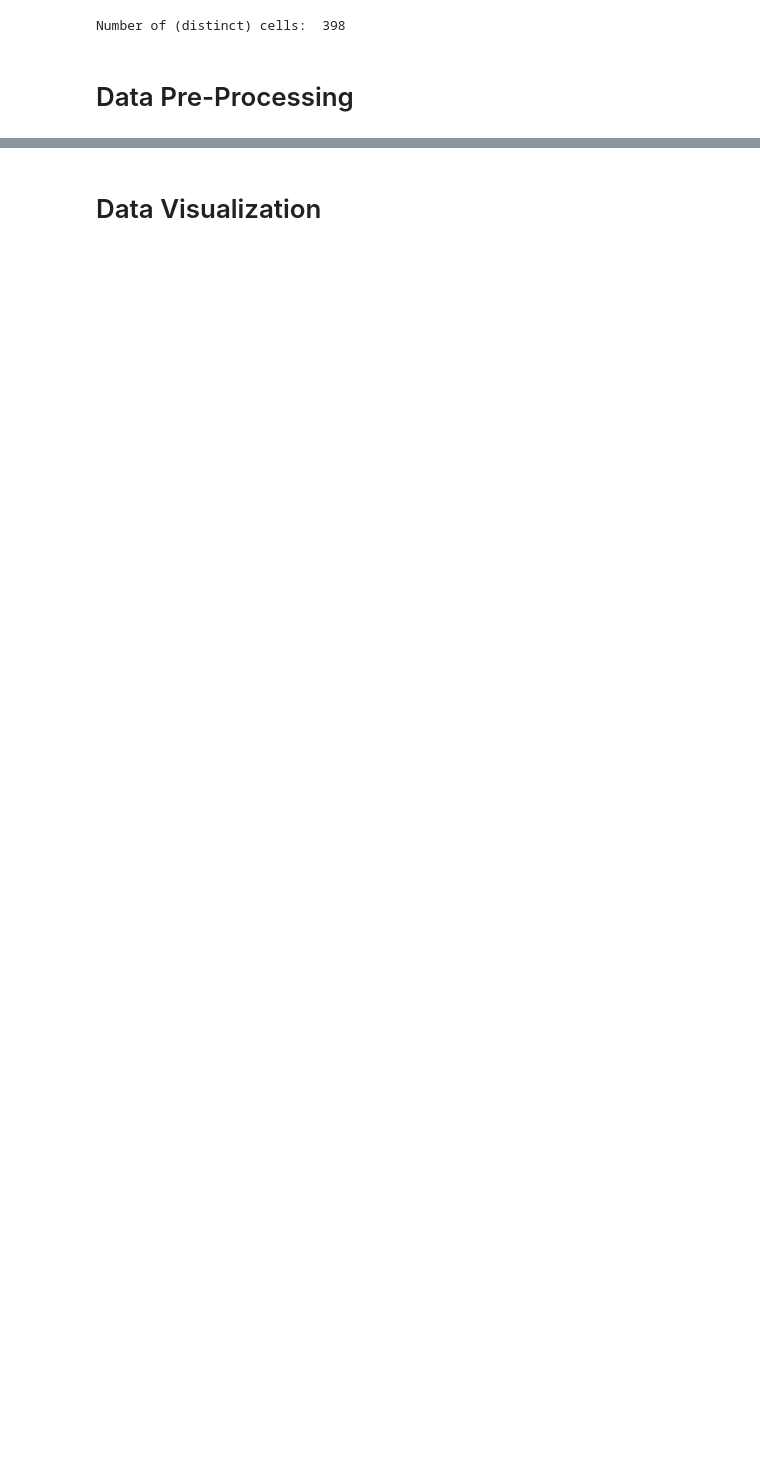
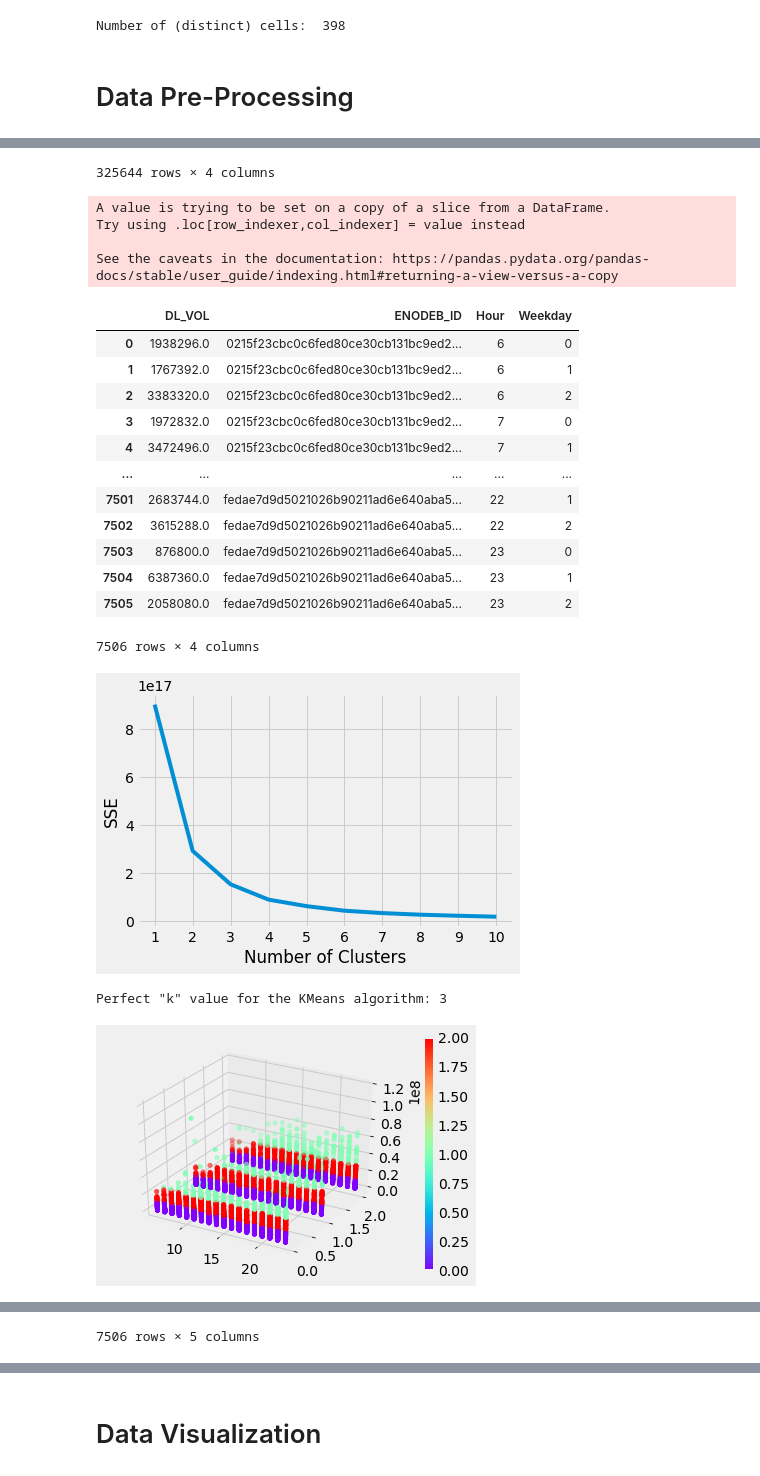
Before and after one commit to Patatone/Analysis-of-the-COVID-19-impact-on-LTE-Networks, a Jupyter notebook: Analysis_of_the_COVID_19_impact_on_LTE_Networks.ipynb, the cells around one changed output, grey strips where cells are left out. Drawn from its saved outputs; the diff is of its cells as text; code cells hidden in the pictures; blank space fills up the shorter version.

```diff
--- a/Analysis_of_the_COVID_19_impact_on_LTE_Networks.ipynb
+++ b/Analysis_of_the_COVID_19_impact_on_LTE_Networks.ipynb
@@ -144,6 +145,7 @@ covid_free = covid_free[covid_free['Date'] > covid_free_start_date]
 # %%
 def print_cluster_pattern(dataset):
   dt = dataset.copy()
+  display(dataset)
   df1 = dt[dt['Clusters'] == 0]
 
   plt.plot(list(range(0,len(df1))), df1['DL_VOL'])
@@ -169,15 +171,26 @@ weekdays = x['Date'].dt.weekday
 x['Hour'] = hours
 x['Weekday'] = weekdays
 
+x = x.join(locations.set_index('ECELL_ID'), on='ECELL_ID')
 
 #creating dataset with relevant data from previous DataFrame
-x = x[['ECELL_ID', 'DL_VOL', 'Hour', 'Weekday']]
-#x = x.groupby(['ECELL_ID', 'Hour', 'Weekday']).mean()
-x = x.reset_index()
+x = x[['ENODEB_ID', 'DL_VOL', 'Hour', 'Weekday']]
+#x = x.groupby(['ENODEB_ID', 'Hour', 'Weekday']).median()
+display(x)
+
 #splitting between week and weekend days
 x['Weekday'] = x['Weekday'].apply(lambda x : 0 if x < 5 else (1 if x == 5 else 2))
-x = x.groupby(['ECELL_ID', 'Hour', 'Weekday']).mean()
-x = x.reset_index()
+
+x = x.groupby(['ENODEB_ID', 'Hour', 'Weekday'], as_index=False).agg({'DL_VOL': 'median', 'ENODEB_ID': 'sum', 'DL_VOL': 'first', 'Hour': 'first', 'Weekday': 'first'})
+#x['DL_VOL'] = x.groupby(['ENODEB_ID', 'Hour', 'Weekday'])['DL_VOL'].median()
+x = x.reset_index(drop=True)
+
+display(x)
+
+#scaler = StandardScaler()
+#x[['DL_VOL', 'Hour', 'Weekday']] = scaler.fit_transform(x[['DL_VOL', 'Hour', 'Weekday']])
+
+#display(x)
 
 kmeans_kwargs = {
     "init": "k-means++",
@@ -225,18 +238,11 @@ plt.show()
 
 print_cluster_pattern(data_with_clusters)
 
-data_with_clusters = data_with_clusters.join(locations.set_index('ECELL_ID'), on='ECELL_ID')
-data_with_clusters = data_with_clusters[['ENODEB_ID', 'Clusters']]
-
-# We cannot use mean(), it's wrong. We have to use mode()
-#data_with_clusters = data_with_clusters.groupby(['ECELL_ID']).mean().round()
-
-# data_with_clusters.to_csv('df.csv')
-# files.download('df.csv')
 
 data_with_clusters = data_with_clusters.groupby('ENODEB_ID', as_index=False)['Clusters'].apply(lambda x: x.mode().iloc[0])
 #data_with_clusters = data_with_clusters.groupby('ENODEB_ID')['Clusters'].apply(lambda x: x.value_counts().index[0]).reset_index()
 print(len(data_with_clusters))
+display(data_with_clusters)
 
 # Splitting residential cells from non-residential ones
 support_residential = data_with_clusters[data_with_clusters['Clusters'] == 0]
@@ -250,7 +256,7 @@ support_residential = support_residential.reset_index()
 support_business = support_business.reset_index()
 support_promiscuous = support_promiscuous.reset_index()
 
-data_enodebs = data.copy().join(locations.set_index('ECELL_ID'), on='ECELL_ID')
+data_enodebs = data.join(locations.set_index('ECELL_ID'), on='ECELL_ID')
 # Splitting all the data according to the clusters
 residential_data = data.loc[data_enodebs['ENODEB_ID'].isin(support_residential['ENODEB_ID'])].reset_index(drop=True)
 business_data = data.loc[data_enodebs['ENODEB_ID'].isin(support_business['ENODEB_ID'])].reset_index(drop=True)
@@ -277,0 +296,21 @@ See the caveats in the documentation: https://pandas.pydata.org/pandas-docs/stab
+325644 rows × 4 columns
+A value is trying to be set on a copy of a slice from a DataFrame.
+Try using .loc[row_indexer,col_indexer] = value instead
+
+See the caveats in the documentation: https://pandas.pydata.org/pandas-docs/stable/user_guide/indexing.html#returning-a-view-versus-a-copy
+|  | DL_VOL | ENODEB_ID | Hour | Weekday |
+| 0 | 1938296.0 | 0215f23cbc0c6fed80ce30cb131bc9ed2... | 6 | 0 |
+| 1 | 1767392.0 | 0215f23cbc0c6fed80ce30cb131bc9ed2... | 6 | 1 |
+| 2 | 3383320.0 | 0215f23cbc0c6fed80ce30cb131bc9ed2... | 6 | 2 |
+| 3 | 1972832.0 | 0215f23cbc0c6fed80ce30cb131bc9ed2... | 7 | 0 |
+| 4 | 3472496.0 | 0215f23cbc0c6fed80ce30cb131bc9ed2... | 7 | 1 |
+| ... | ... | ... | ... | ... |
+| 7501 | 2683744.0 | fedae7d9d5021026b90211ad6e640aba5... | 22 | 1 |
+| 7502 | 3615288.0 | fedae7d9d5021026b90211ad6e640aba5... | 22 | 2 |
+| 7503 | 876800.0 | fedae7d9d5021026b90211ad6e640aba5... | 23 | 0 |
+| 7504 | 6387360.0 | fedae7d9d5021026b90211ad6e640aba5... | 23 | 1 |
+| 7505 | 2058080.0 | fedae7d9d5021026b90211ad6e640aba5... | 23 | 2 |
+7506 rows × 4 columns
+[figure, added]
+Perfect "k" value for the KMeans algorithm: 3
+[figure, added]
@@ -277,0 +329 @@ See the caveats in the documentation: https://pandas.pydata.org/pandas-docs/stab
+7506 rows × 5 columns
```
Also changed, not shown: parts of 10 cells of this notebook.
